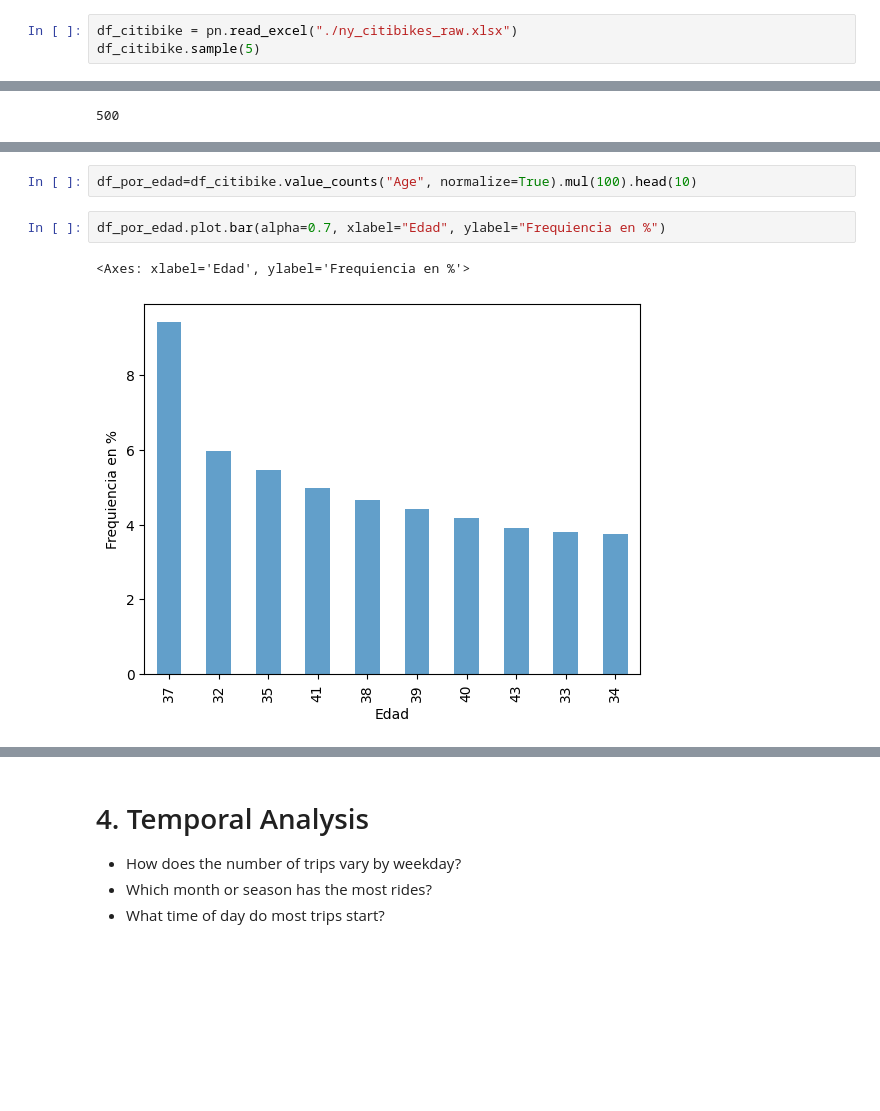
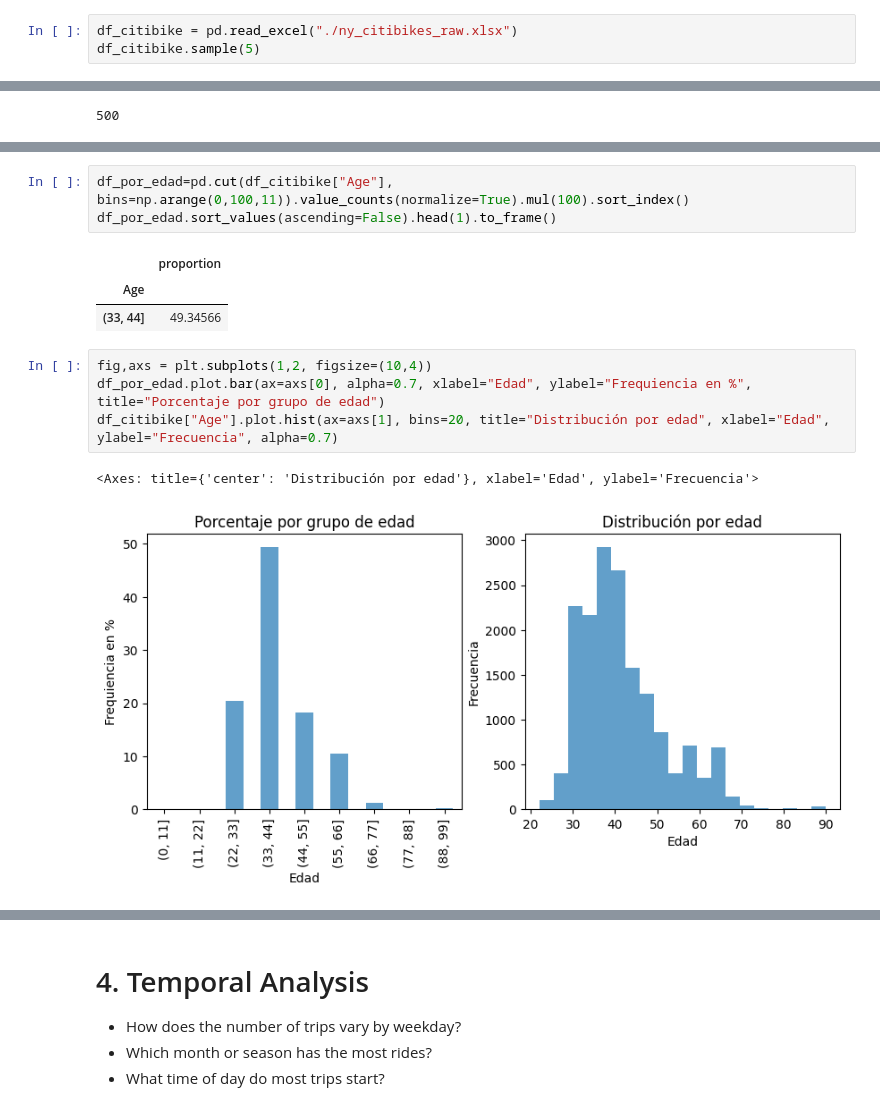
Before and after one commit to franpelirrojo/data_analysis_bike, a Jupyter notebook: nybike.ipynb, the cells around one changed output, grey strips where cells are left out. Cells and saved outputs as stored; diff of their text form; blank space fills up the shorter version.

```diff
--- a/nybike.ipynb
+++ b/nybike.ipynb
@@ -12,7 +13,7 @@ import numpy as np
 # %% [markdown]
 Para comenzar a explorar los datos usamos los métodos: `sample()` e `info()`. El primero nos mostrará una muestra aleatoria de entradas en el dataset, el segundo una información general sobre tipos de datos, columnas, numero de entradas y valores nulos.
 # %%
-df_citibike = pn.read_excel("./ny_citibikes_raw.xlsx")
+df_citibike = pd.read_excel("./ny_citibikes_raw.xlsx")
 df_citibike.sample(5)
 # %% [output]
 |  | Start Time | Stop Time | Start Station ID | Start Station Name | End Station ID | End Station Name | ... |
@@ -183,7 +185,14 @@ Name: proportion, dtype: float64
 # %%
-df_por_edad=df_citibike.value_counts("Age", normalize=True).mul(100).head(10)
+df_por_edad=pd.cut(df_citibike["Age"], bins=np.arange(0,100,11)).value_counts(normalize=True).mul(100).sort_index()
+df_por_edad.sort_values(ascending=False).head(1).to_frame()
+# %% [output]
+|  | proportion |
+| Age |  |
+| (33, 44] | 49.34566 |
 # %%
-df_por_edad.plot.bar(alpha=0.7, xlabel="Edad", ylabel="Frequiencia en %")
+fig,axs = plt.subplots(1,2, figsize=(10,4))
+df_por_edad.plot.bar(ax=axs[0], alpha=0.7, xlabel="Edad", ylabel="Frequiencia en %", title="Porcentaje por grupo de edad")
+df_citibike["Age"].plot.hist(ax=axs[1], bins=20, title="Distribución por edad", xlabel="Edad", ylabel="Frecuencia", alpha=0.7)
 # %% [output]
-<Axes: xlabel='Edad', ylabel='Frequiencia en %'>
+<Axes: title={'center': 'Distribución por edad'}, xlabel='Edad', ylabel='Frecuencia'>
-[figure, old version]
+[figure, new version]
```
Also changed, not shown: parts of 53 cells of this notebook.
